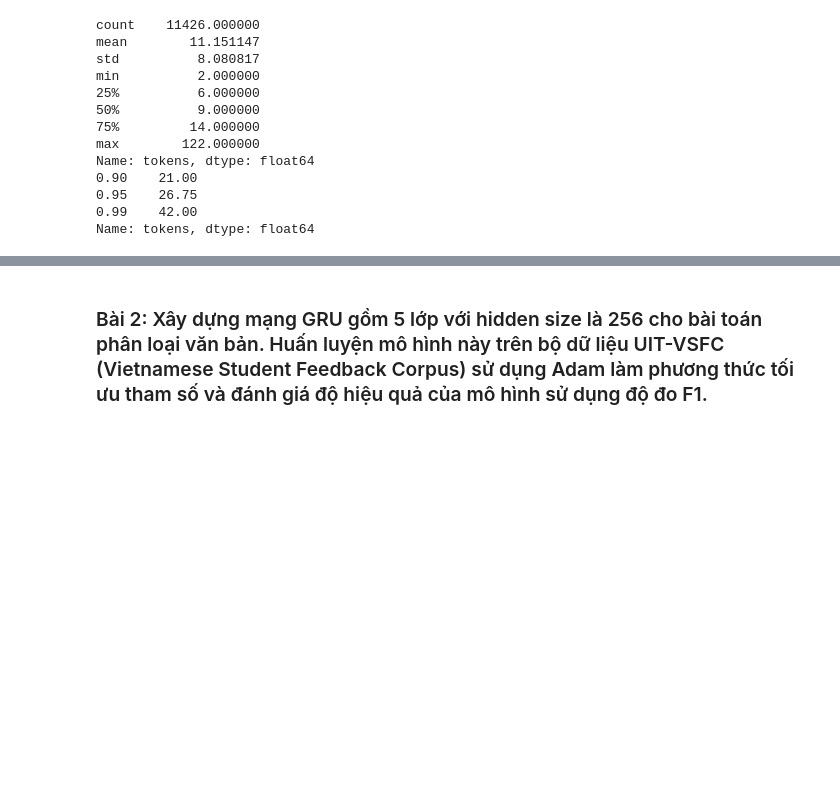
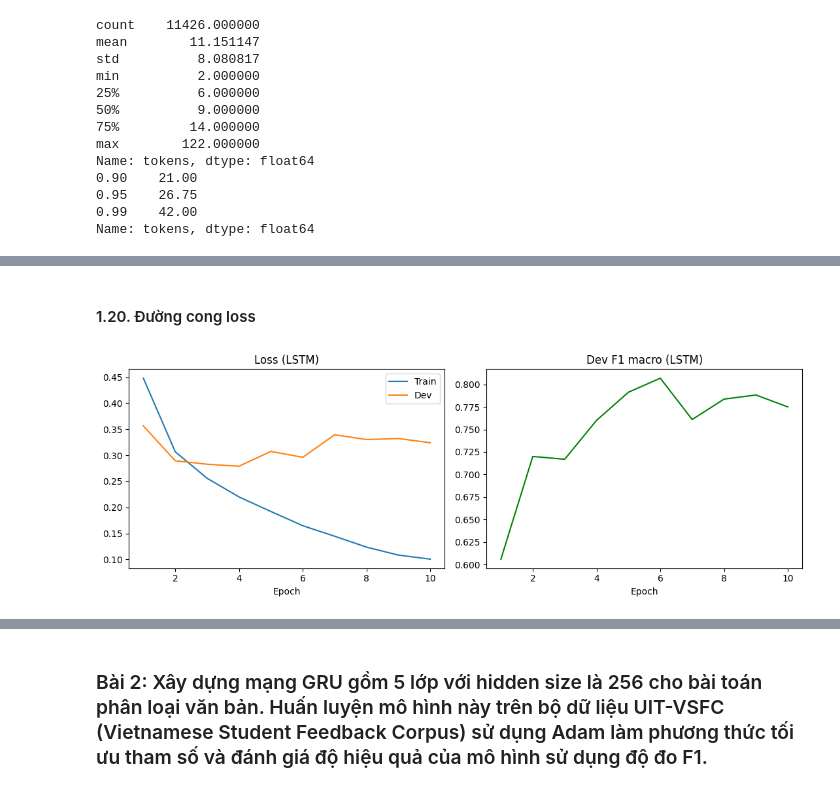
Before and after one commit to xuancuong1019/ds201_deep_learning, a Jupyter notebook: Lab03/assignment_03.ipynb, the cells around one changed output, grey strips where cells are left out. Drawn from its saved outputs; the diff is of its cells as text; code cells hidden in the pictures; blank space fills up the shorter version.

```diff
--- a/Lab03/assignment_03.ipynb
+++ b/Lab03/assignment_03.ipynb
@@ -592,0 +397,23 @@ Chọn C=10 | Test F1-macro: 0.7018
+# %% [markdown]
+#### 1.20. Đường cong loss
+# %%
+def plot_history(name):
+    h = results[name]["history"]
+    epochs = range(1, len(h["train_loss"]) + 1)
+
+    fig, ax = plt.subplots(1, 2, figsize=(11, 4))
+    ax[0].plot(epochs, h["train_loss"], label="Train")
+    ax[0].plot(epochs, h["dev_loss"], label="Dev")
+    ax[0].set_title("Loss (" + name.upper() + ")")
+    ax[0].set_xlabel("Epoch")
+    ax[0].legend()
+
+    ax[1].plot(epochs, h["dev_f1"], color="green")
+    ax[1].set_title("Dev F1 macro (" + name.upper() + ")")
+    ax[1].set_xlabel("Epoch")
+    plt.tight_layout()
+    plt.show()
+
+plot_history("lstm")
+# %% [output]
+[figure, added]
```
Also changed, not shown: parts of 199 cells of this notebook.
